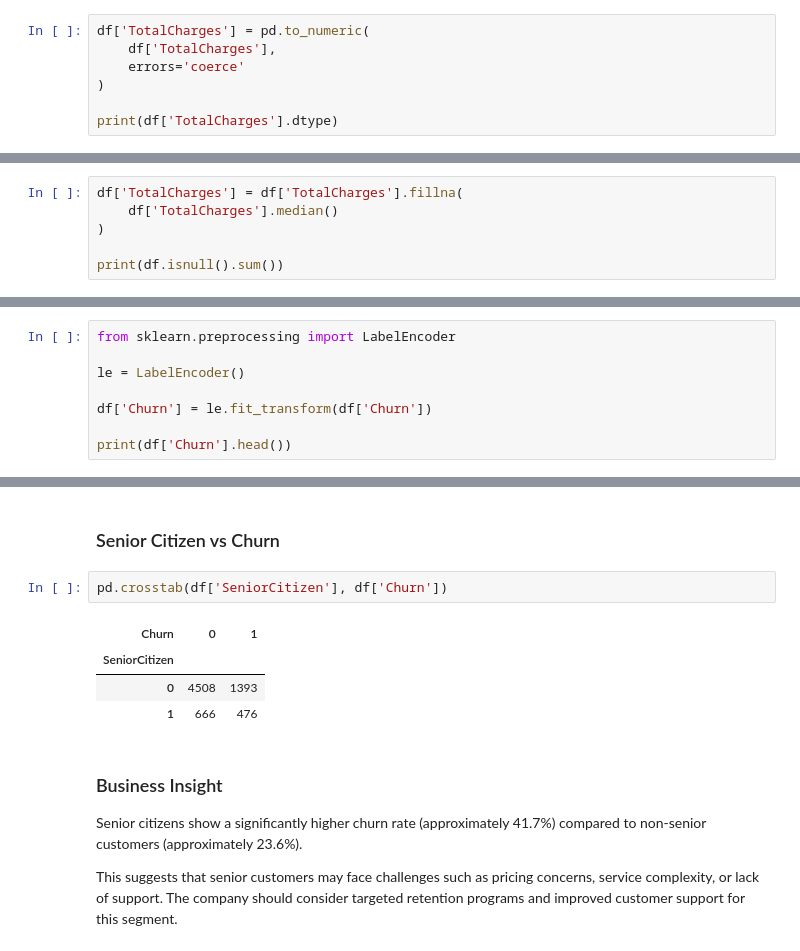
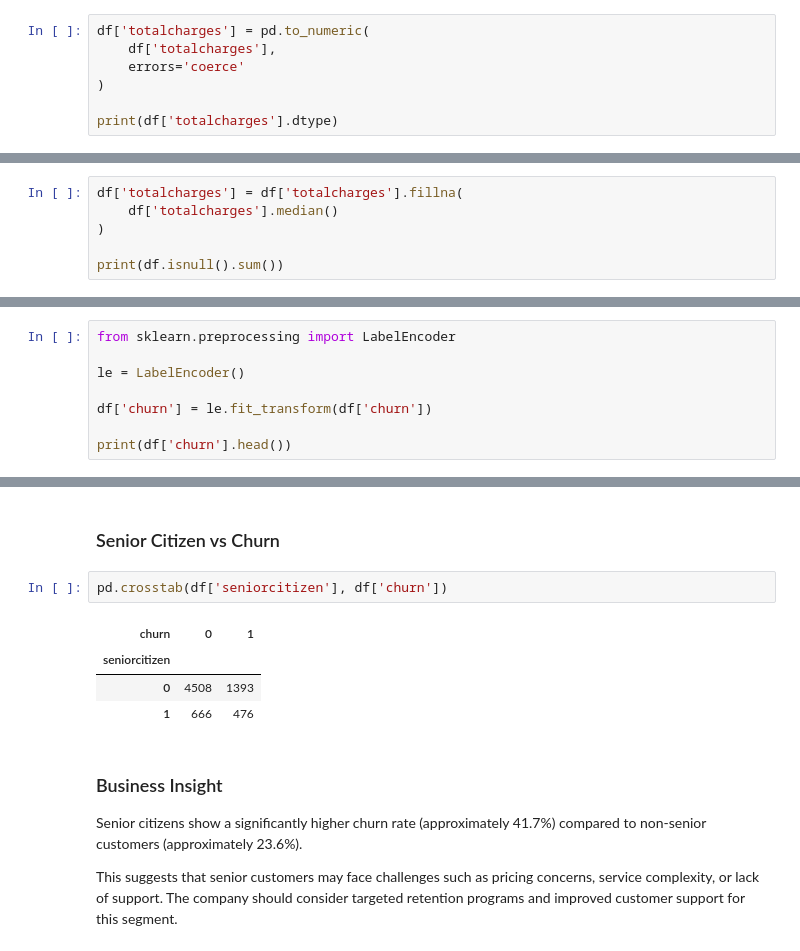
Before and after one commit to Sujitha-Anbazhagan/Data_Analytics_Internship, a Jupyter notebook: notebooks/01_EDA.ipynb, the cells around one changed output, grey strips where cells are left out. Drawn from its saved outputs; the diff is of its cells as text.

```diff
--- a/notebooks/01_EDA.ipynb
+++ b/notebooks/01_EDA.ipynb
@@ -137,12 +138,12 @@ print(df['TotalCharges'].dtype)
 # %% [output]
 str
 # %%
-df['TotalCharges'] = pd.to_numeric(
-    df['TotalCharges'],
+df['totalcharges'] = pd.to_numeric(
+    df['totalcharges'],
     errors='coerce'
 )
 
-print(df['TotalCharges'].dtype)
+print(df['totalcharges'].dtype)
 # %% [output]
 float64
 # %%
@@ -167,7 +168,7 @@ Churn                0
 dtype: int64
 # %%
-df['TotalCharges'] = df['TotalCharges'].fillna(
-    df['TotalCharges'].median()
+df['totalcharges'] = df['totalcharges'].fillna(
+    df['totalcharges'].median()
 )
 
 print(df.isnull().sum())
@@ -194,9 +195,9 @@ from sklearn.preprocessing import LabelEncoder
 
 le = LabelEncoder()
 
-df['Churn'] = le.fit_transform(df['Churn'])
+df['churn'] = le.fit_transform(df['churn'])
 
-print(df['Churn'].head())
+print(df['churn'].head())
 # %% [output]
 0    0
 1    0
@@ -338,10 +339,10 @@ If churn rates are similar across genders, gender is likely not a major factor i
 # %% [markdown]
 ### Senior Citizen vs Churn
 # %%
-pd.crosstab(df['SeniorCitizen'], df['Churn'])
+pd.crosstab(df['seniorcitizen'], df['churn'])
 # %% [output]
-| Churn | 0 | 1 |
-| SeniorCitizen |  |  |
+| churn | 0 | 1 |
+| seniorcitizen |  |  |
 | 0 | 4508 | 1393 |
 | 1 | 666 | 476 |
 # %% [markdown]
```
Also changed, not shown: parts of 35 cells of this notebook, 7 other files.
